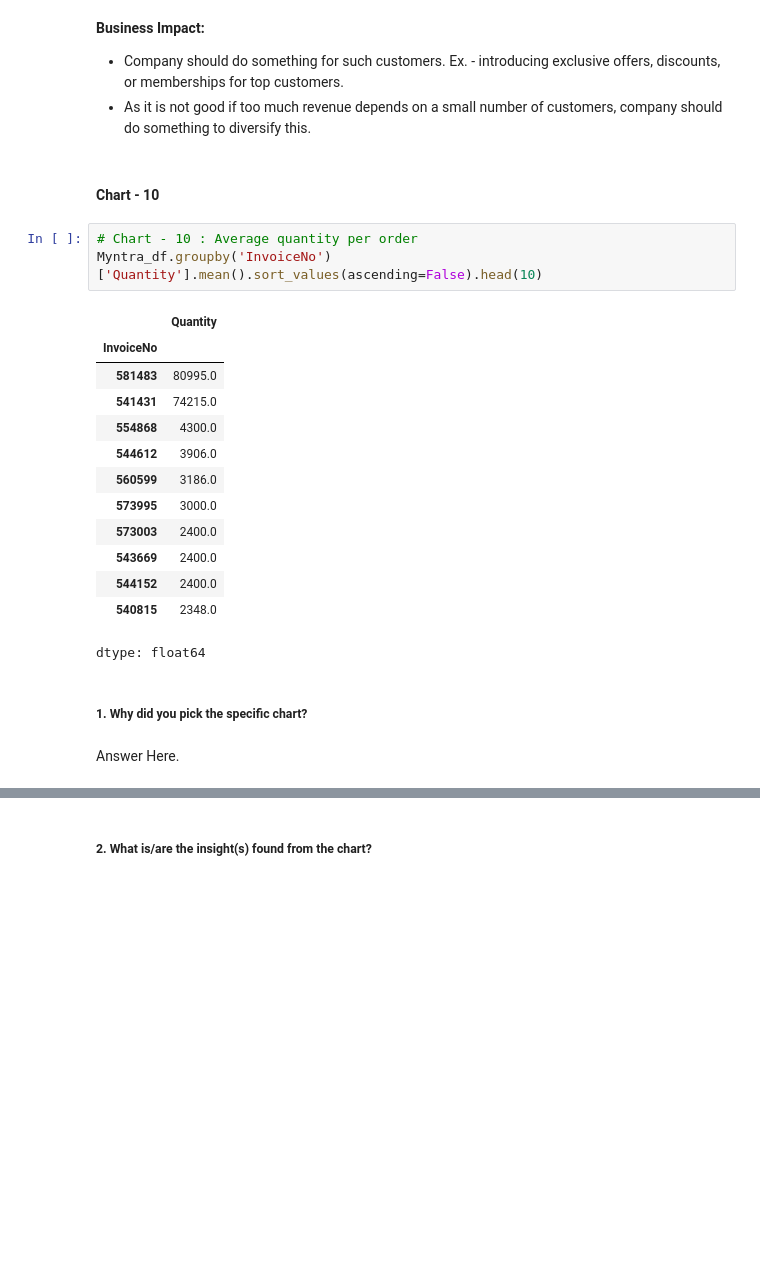
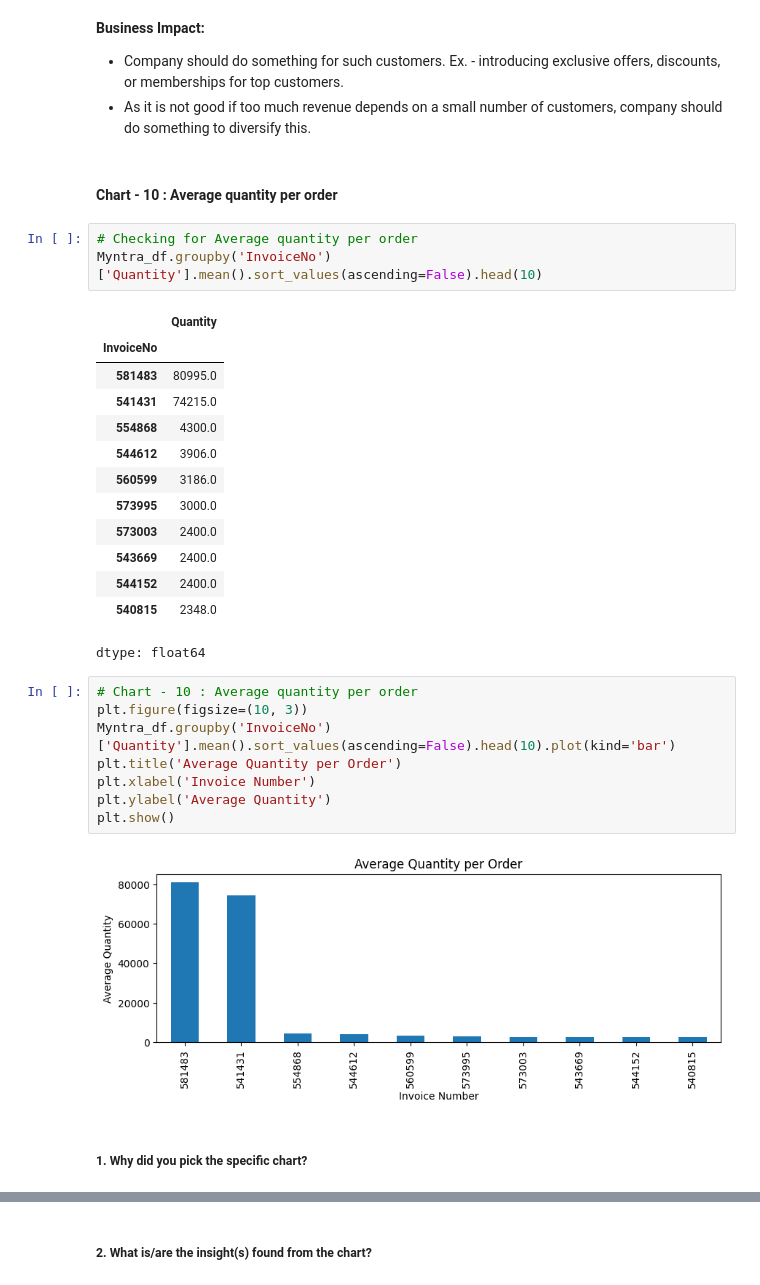
Before and after one commit to akshat-mishra-ds/Myntra-Online-Retail-Customer-Segmentation, a Jupyter notebook: Myntra_Online_Retail_Customer_Segmentation.ipynb, the cells around one changed output, grey strips where cells are left out. Drawn from its saved outputs; the diff is of its cells as text; blank space fills up the shorter version.

```diff
--- a/Myntra_Online_Retail_Customer_Segmentation.ipynb
+++ b/Myntra_Online_Retail_Customer_Segmentation.ipynb
@@ -630,9 +630,9 @@ Are there any insights that lead to negative growth? Justify with specific reaso
 - Company should do something for such customers. Ex. - introducing exclusive offers, discounts, or memberships for top customers.
 - As it is not good if too much revenue depends on a small number of customers, company should do something to diversify this.
 # %% [markdown]
-#### Chart - 10
+#### **Chart - 10 : Average quantity per order**
 # %%
-# Chart - 10 : Average quantity per order
+# Checking for Average quantity per order
 Myntra_df.groupby('InvoiceNo')['Quantity'].mean().sort_values(ascending=False).head(10)
 # %% [output]
 |  | Quantity |
@@ -648,7 +648,15 @@ Myntra_df.groupby('InvoiceNo')['Quantity'].mean().sort_values(ascending=False).h
 | 544152 | 2400.0 |
 | 540815 | 2348.0 |
 dtype: float64
+# %%
+# Chart - 10 : Average quantity per order
+plt.figure(figsize=(10, 3))
+Myntra_df.groupby('InvoiceNo')['Quantity'].mean().sort_values(ascending=False).head(10).plot(kind='bar')
+plt.title('Average Quantity per Order')
+plt.xlabel('Invoice Number')
+plt.ylabel('Average Quantity')
+plt.show()
+# %% [output]
+[figure, added]
 # %% [markdown]
 ##### 1. Why did you pick the specific chart?
-# %% [markdown]
-Answer Here.
```
Also changed, not shown: parts of 6 cells of this notebook.
